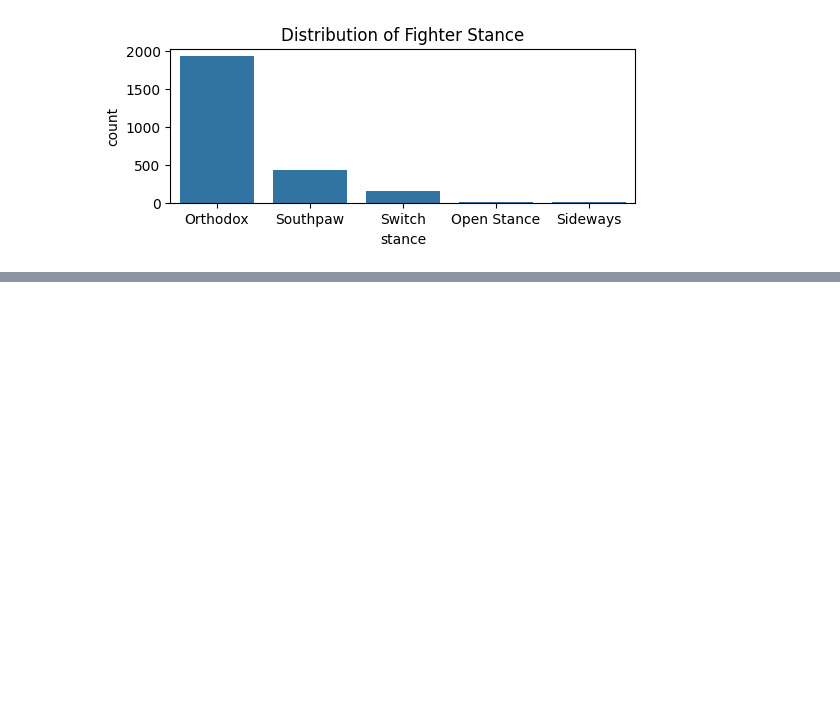
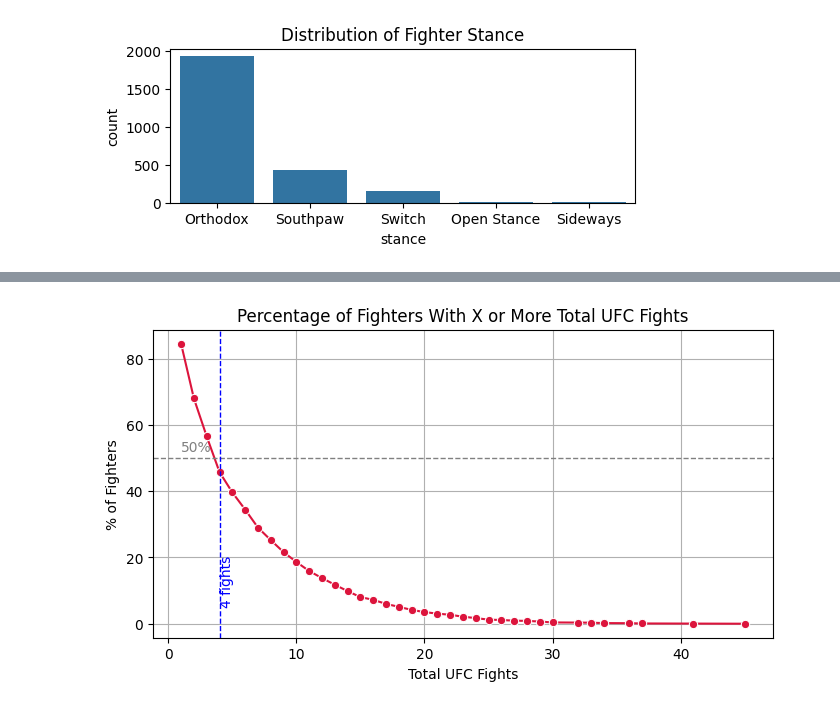
Before and after one commit to sgracia19/UFC_Fighter_Segmentation, a Jupyter notebook: notebooks/02_Data_Exploration.ipynb, the cells around one changed output, grey strips where cells are left out. Drawn from its saved outputs; the diff is of its cells as text; code cells hidden in the pictures; blank space fills up the shorter version.

```diff
--- a/notebooks/02_Data_Exploration.ipynb
+++ b/notebooks/02_Data_Exploration.ipynb
@@ -120,0 +198,26 @@ df.loc[df['total_UFC_fights'] < 5].shape # 1403 fighters have less than 5 fights
+# %%
+# Calculate the inverse cumulative percentage correctly
+fight_counts = df['total_UFC_fights'].value_counts().sort_index()
+cumulative_pct = fight_counts.cumsum() / len(df) * 100
+inverse_cumulative_pct = 100 - cumulative_pct
+
+plt.figure(figsize=(8,4))
+sns.lineplot(x=inverse_cumulative_pct.index, y=inverse_cumulative_pct.values, marker='o', color='crimson')
+plt.xlabel('Total UFC Fights')
+plt.ylabel('% of Fighters')
+plt.title('Percentage of Fighters With X or More Total UFC Fights')
+plt.grid(True)
+
+# Add a horizontal line at 50%
+plt.axhline(50, color='gray', linestyle='--', linewidth=1)
+plt.text(inverse_cumulative_pct.index.min(), 51, '50%', color='gray', va='bottom')
+
+# Add a vertical line where 50% fall under x number of fights
+if (inverse_cumulative_pct <= 50).any():
+    x_50 = inverse_cumulative_pct[inverse_cumulative_pct <= 50].index[0]
+    plt.axvline(x_50, color='blue', linestyle='--', linewidth=1)
+    plt.text(x_50, 5, f'{x_50} fights', color='blue', rotation=90, va='bottom')
+
+plt.show()
+# %% [output]
+[figure, added]
```
Also changed, not shown: parts of 19 cells of this notebook, 1 other file.
